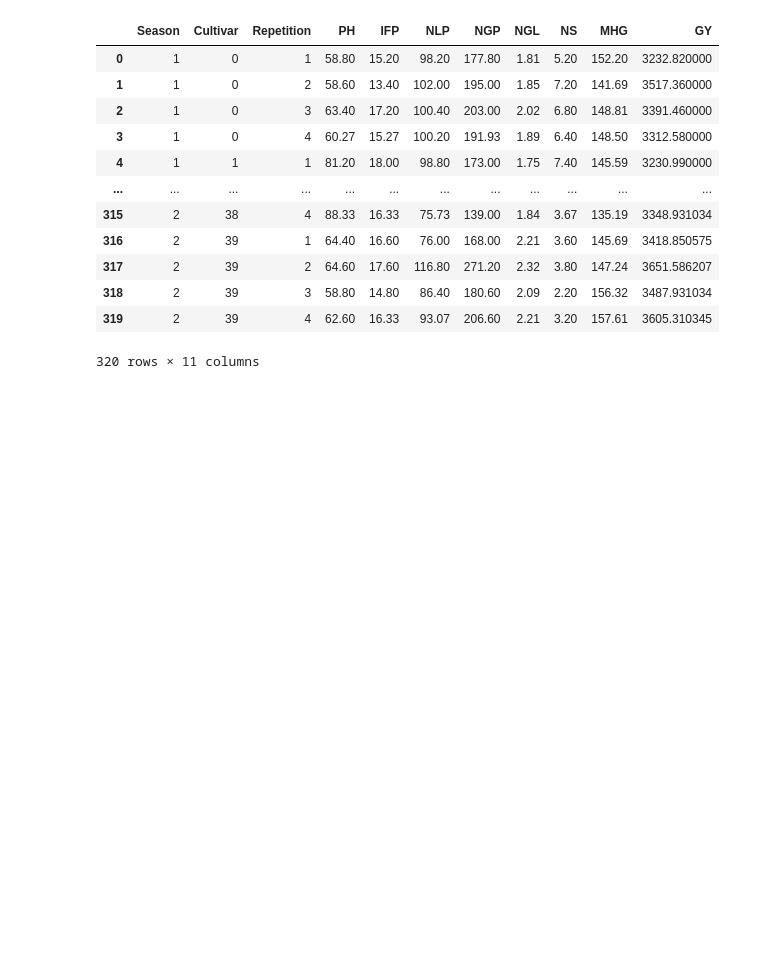
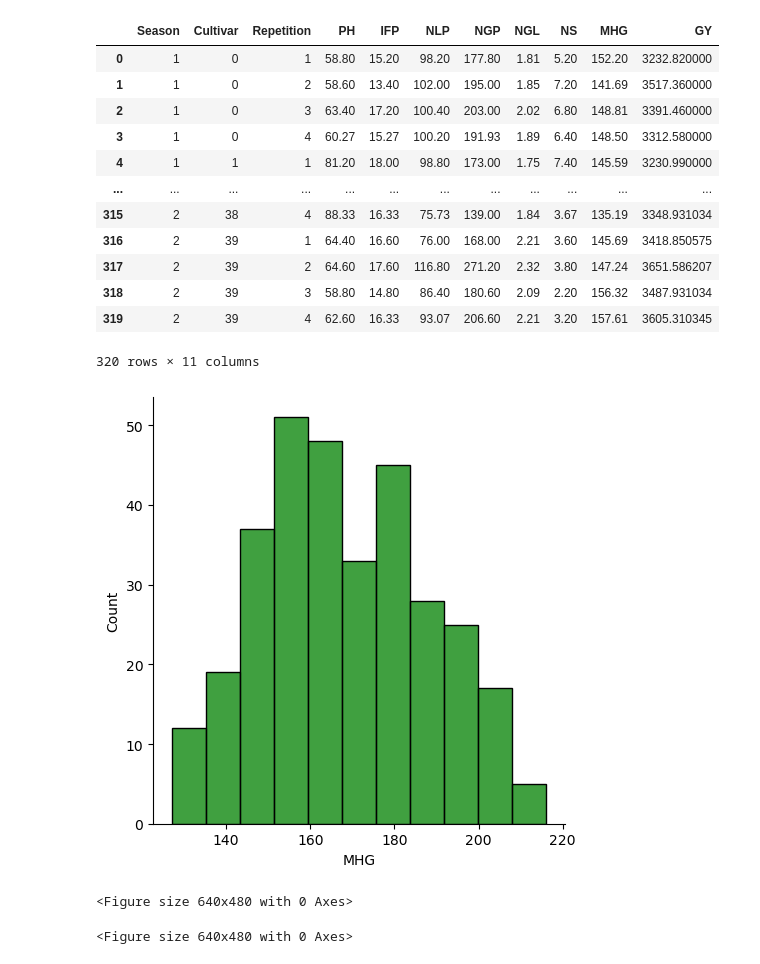
Before and after one commit to mateibotilca/Soybean-Predictions, a Jupyter notebook: main.ipynb, the cells around one changed output. Cells and saved outputs as stored; diff of their text form; code cells hidden in the pictures; blank space fills up the shorter version.

```diff
--- a/main.ipynb
+++ b/main.ipynb
@@ -100,3 +100,18 @@ df
 | 318 | 2 | 39 | 3 | 58.80 | 14.80 | 86.40 | 180.60 | 2.09 | 2.20 | 156.32 | 3487.931034 |
 | 319 | 2 | 39 | 4 | 62.60 | 16.33 | 93.07 | 206.60 | 2.21 | 3.20 | 157.61 | 3605.310345 |
 320 rows × 11 columns
+# %%
+import matplotlib.pyplot as plt
+import seaborn as sns
+import pandas as pd
+
+dataset = pd.read_csv("data_processed.csv")
+
+# Histogram+Density Plot
+sns.displot(dataset["MHG"], color = "green")
+plt.show()
+plt.figure()
+# %% [output]
+[figure, added]
+<Figure size 640x480 with 0 Axes>
+<Figure size 640x480 with 0 Axes>
```
Also changed, not shown: parts of 6 cells of this notebook.
